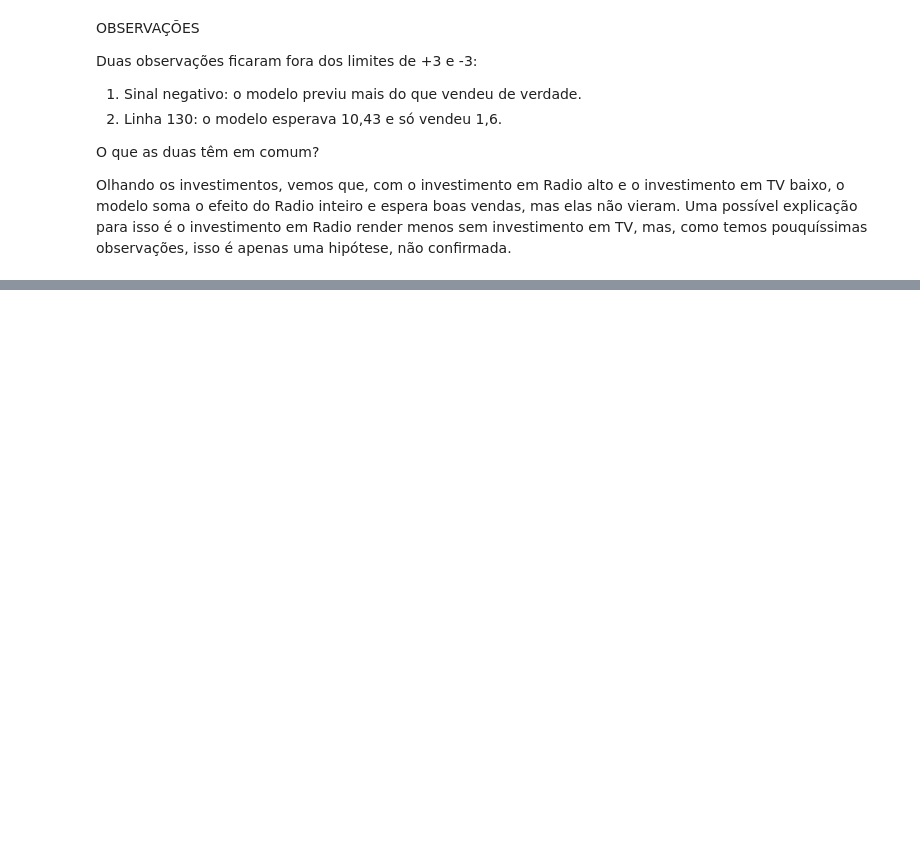
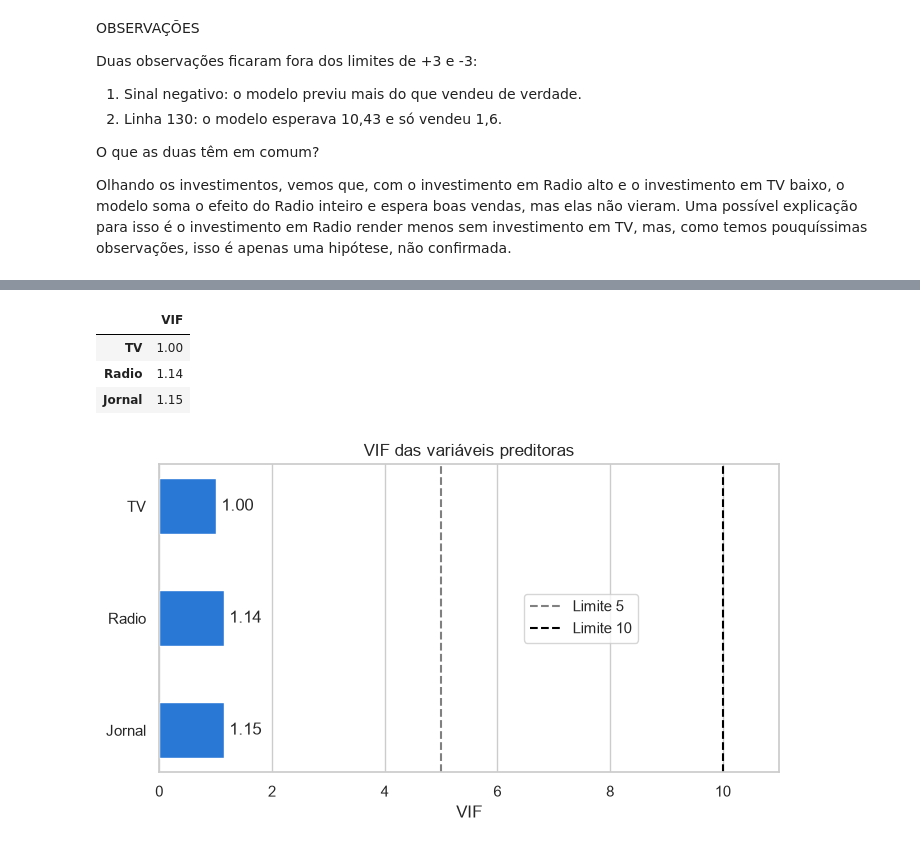
Before and after one commit to joaopdroslv/modelos-de-regressao-pucminas, a Jupyter notebook: Atividades/Lista_1/notebooks/Lista_1 - Análises.ipynb, the cells around one changed output, grey strips where cells are left out. Drawn from its saved outputs; the diff is of its cells as text; code cells hidden in the pictures; blank space fills up the shorter version.

```diff
--- a/Atividades/Lista_1/notebooks/Lista_1 - Análises.ipynb
+++ b/Atividades/Lista_1/notebooks/Lista_1 - Análises.ipynb
@@ -636,0 +646,27 @@ Olhando os investimentos, vemos que, com o investimento em Radio alto e o invest
+# %%
+# VIF calculado com a constante; a linha da constante não é interpretada
+vif = pd.DataFrame({
+    'VIF': [variance_inflation_factor(X_prop.values, i) for i in range(X_prop.shape[1])]
+}, index=X_prop.columns).drop('const')
+
+vif.round(2)
+# %% [output]
+|  | VIF |
+| TV | 1.00 |
+| Radio | 1.14 |
+| Jornal | 1.15 |
+# %%
+plt.figure(figsize=(8, 4))
+barras = plt.barh(vif.index, vif['VIF'], color=cor, height=0.5)
+plt.bar_label(barras, fmt='%.2f', padding=4)
+plt.axvline(x=5, color='gray', linestyle='--', label='Limite 5')
+plt.axvline(x=10, color='black', linestyle='--', label='Limite 10')
+plt.title('VIF das variáveis preditoras')
+plt.xlabel('VIF')
+plt.xlim(0, 11)
+plt.gca().invert_yaxis()
+plt.grid(axis='y', visible=False)
+plt.legend(loc='center', bbox_to_anchor=(0.68, 0.5))
+plt.show()
+# %% [output]
+[figure, added]
```
Also changed, not shown: parts of 3 cells of this notebook.
